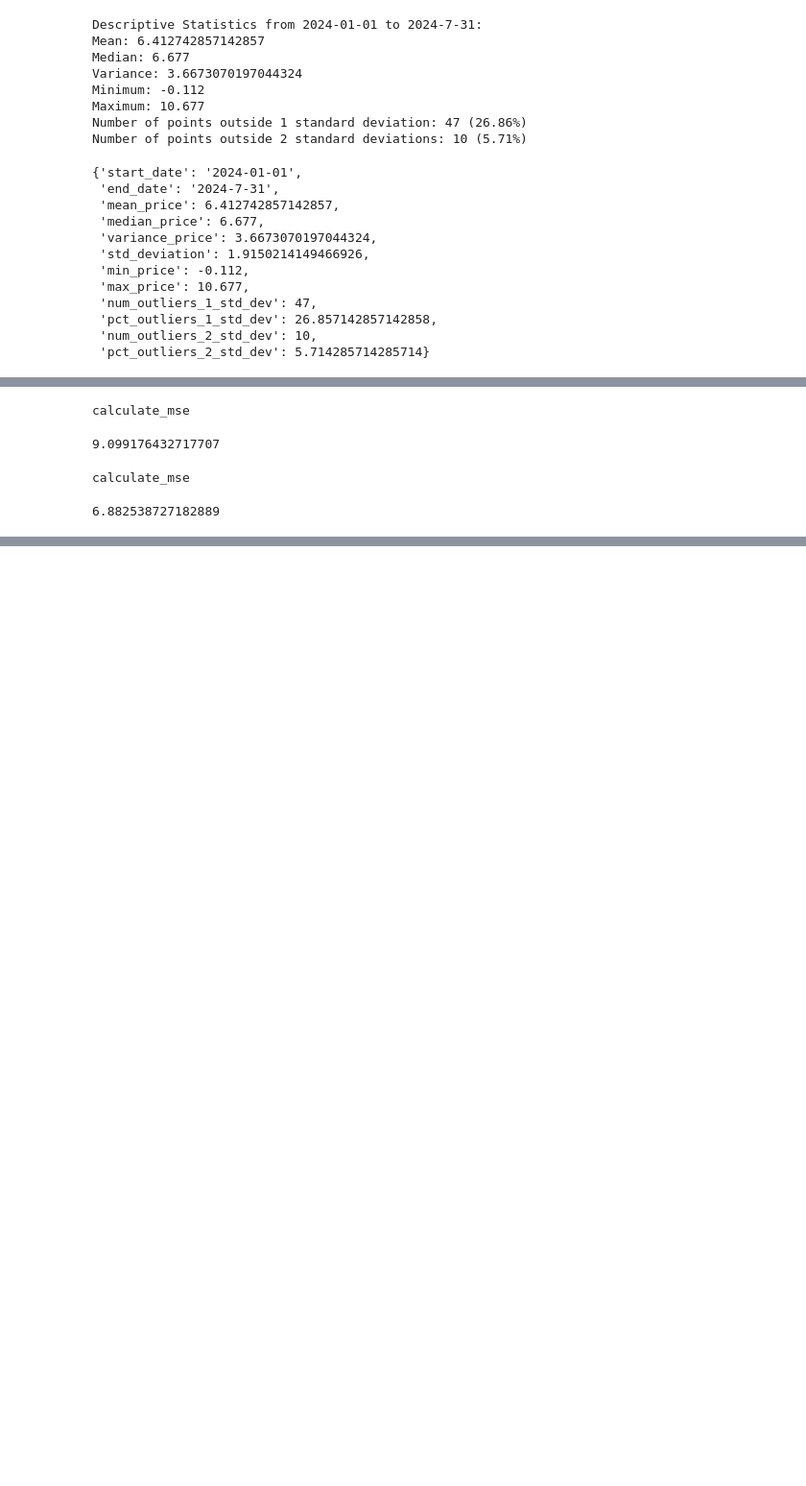
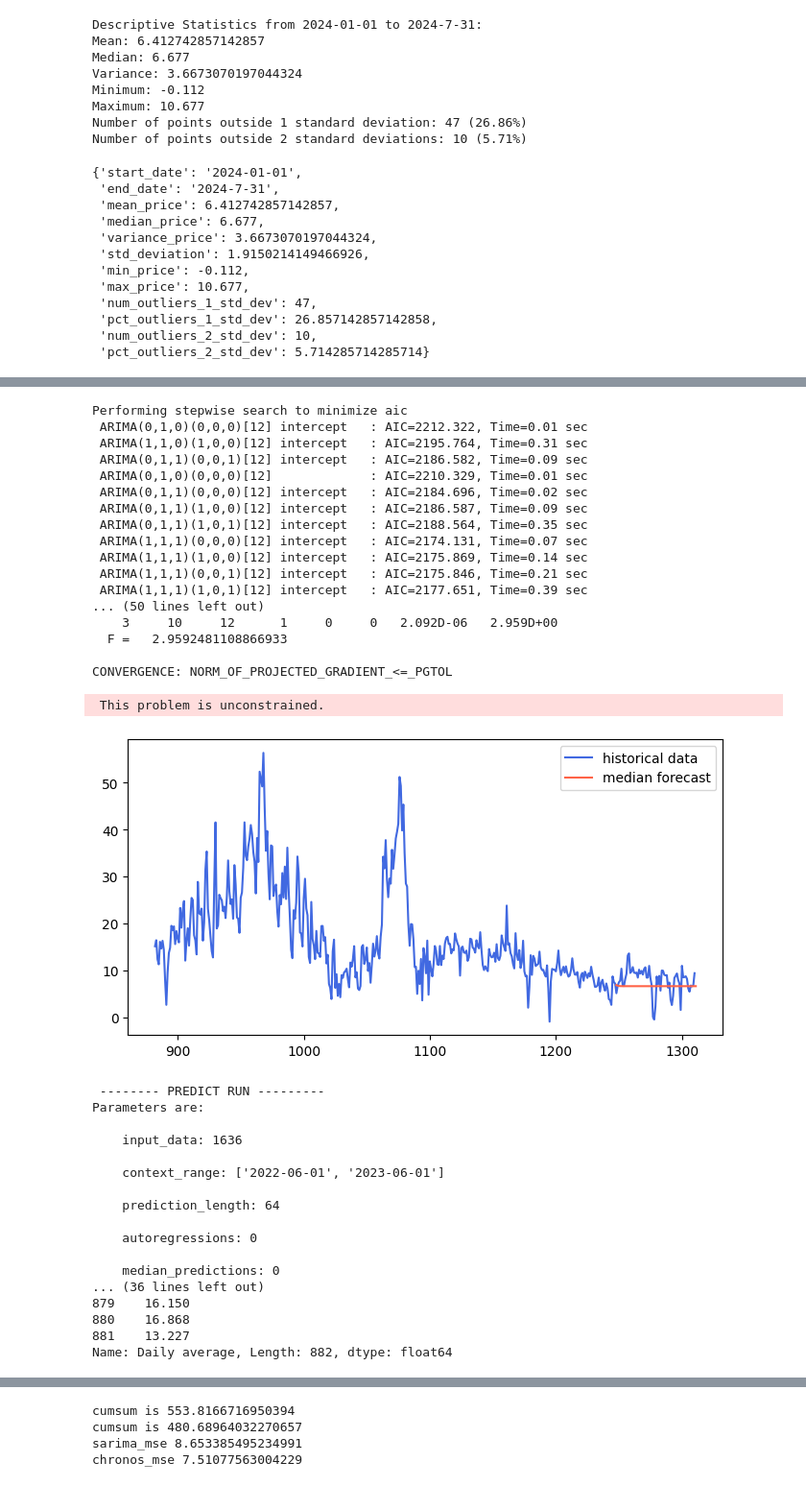
Before and after one commit to williamrodz/llm_for_ts_electricity_prices_forecasting, a Jupyter notebook: system_price.ipynb, the cells around one changed output, grey strips where cells are left out. Shown at 96% size. Cells and saved outputs as stored; diff of their text form; code cells hidden in the pictures; blank space fills up the shorter version.

```diff
--- a/system_price.ipynb
+++ b/system_price.ipynb
@@ -351,10 +357,0 @@ if not len(comparison_values) == len(sarima_predictions) == len(chronos_predicti
-# %%
-utils.calculate_mse(comparison_values, sarima_predictions)
-# %% [output]
-calculate_mse
-9.099176432717707
-# %%
-utils.calculate_mse(comparison_values, chronos_predictions)
-# %% [output]
-calculate_mse
-6.882538727182889
@@ -360,0 +360,44 @@ calculate_mse
+# %%
+start = '2022-06-01'
+end = '2023-06-01'
+column = 'Daily average'
+prediction_length = 64
+
+compare_chronos_to_sarima(system_prices,column,start,end,prediction_length)
+# %% [output]
+Performing stepwise search to minimize aic
+ ARIMA(0,1,0)(0,0,0)[12] intercept   : AIC=2212.322, Time=0.01 sec
+ ARIMA(1,1,0)(1,0,0)[12] intercept   : AIC=2195.764, Time=0.31 sec
+ ARIMA(0,1,1)(0,0,1)[12] intercept   : AIC=2186.582, Time=0.09 sec
+ ARIMA(0,1,0)(0,0,0)[12]             : AIC=2210.329, Time=0.01 sec
+ ARIMA(0,1,1)(0,0,0)[12] intercept   : AIC=2184.696, Time=0.02 sec
+ ARIMA(0,1,1)(1,0,0)[12] intercept   : AIC=2186.587, Time=0.09 sec
+ ARIMA(0,1,1)(1,0,1)[12] intercept   : AIC=2188.564, Time=0.35 sec
+ ARIMA(1,1,1)(0,0,0)[12] intercept   : AIC=2174.131, Time=0.07 sec
+ ARIMA(1,1,1)(1,0,0)[12] intercept   : AIC=2175.869, Time=0.14 sec
+ ARIMA(1,1,1)(0,0,1)[12] intercept   : AIC=2175.846, Time=0.21 sec
+ ARIMA(1,1,1)(1,0,1)[12] intercept   : AIC=2177.651, Time=0.39 sec
+... (50 lines left out)
+    3     10     12      1     0     0   2.092D-06   2.959D+00
+  F =   2.9592481108866933
+
+CONVERGENCE: NORM_OF_PROJECTED_GRADIENT_<=_PGTOL
+ This problem is unconstrained.
+[figure, added]
+ -------- PREDICT RUN ---------
+Parameters are:
+
+    input_data: 1636
+
+    context_range: ['2022-06-01', '2023-06-01']
+
+    prediction_length: 64
+
+    autoregressions: 0
+
+    median_predictions: 0
+... (36 lines left out)
+879    16.150
+880    16.868
+881    13.227
+Name: Daily average, Length: 882, dtype: float64
@@ -360,0 +405,4 @@ calculate_mse
+cumsum is 553.8166716950394
+cumsum is 480.68964032270657
+sarima_mse 8.653385495234991
+chronos_mse 7.51077563004229
```
Also changed, not shown: parts of 12 cells of this notebook, 3 other files.
